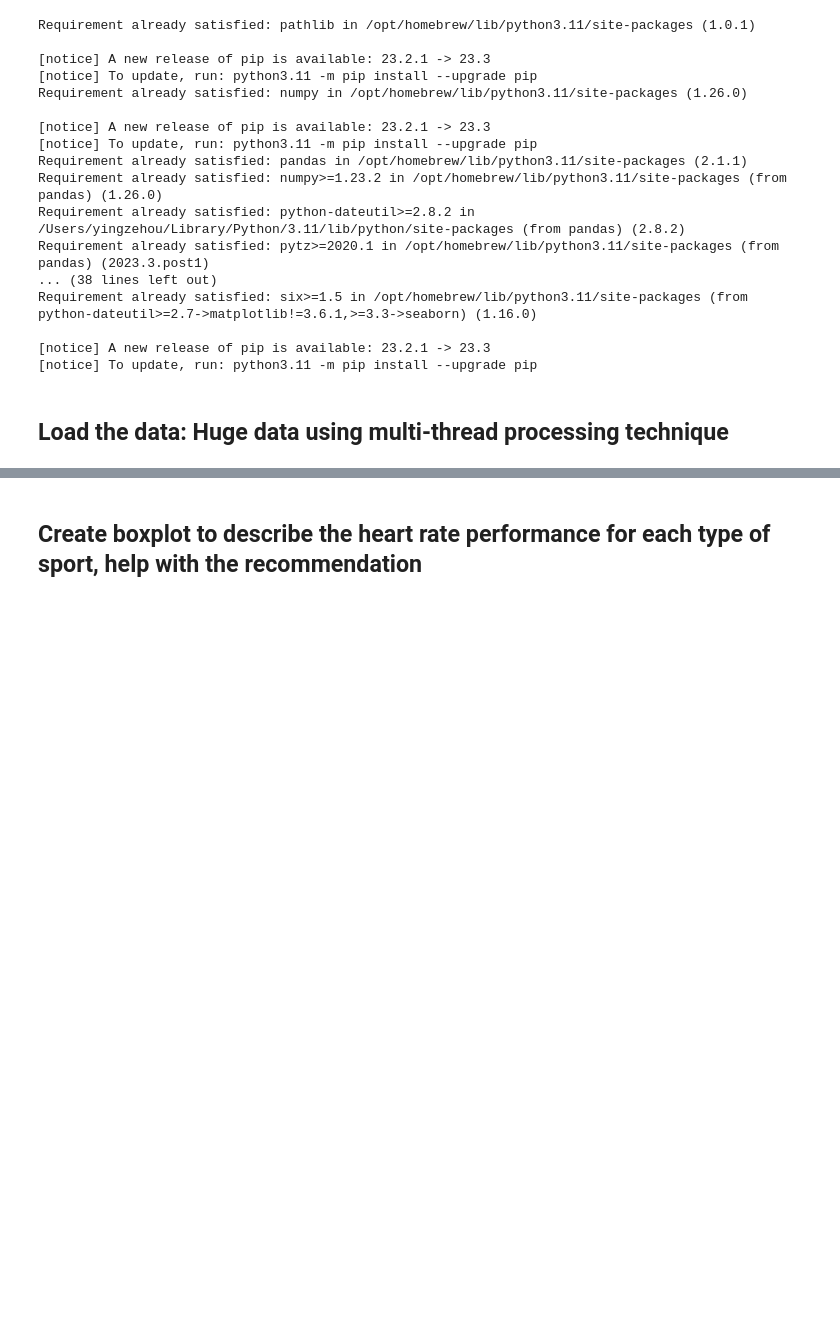
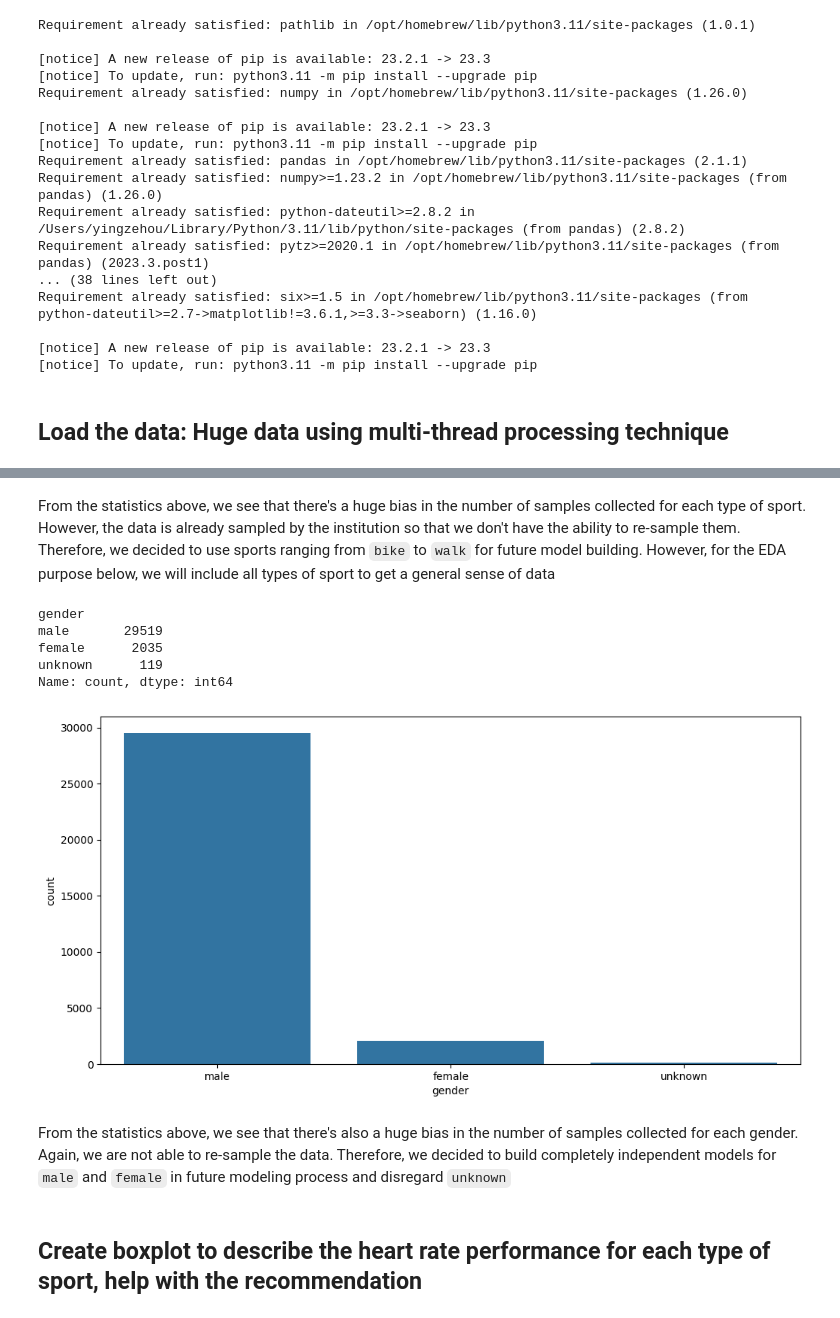
Before and after one commit to YingzeHou/DS200_Graduate_Proj, a Jupyter notebook: src/pre_process.ipynb, the cells around one changed output, grey strips where cells are left out. Drawn from its saved outputs; the diff is of its cells as text; code cells hidden in the pictures; blank space fills up the shorter version.

```diff
--- a/src/pre_process.ipynb
+++ b/src/pre_process.ipynb
@@ -59,3 +138,23 @@ df.head()
+# %% [markdown]
+From the statistics above, we see that there's a huge bias in the number of samples collected for each type of sport. However, the data is already sampled by the institution so that we don't have the ability to re-sample them. Therefore, we decided to use sports ranging from `bike` to `walk` for future model building. However, for the EDA purpose below, we will include all types of sport to get a general sense of data
+# %%
+# View gender bias in the sampling
+display(df['gender'].value_counts())
+plt.figure(figsize=(12,6))
+gender_stat = df['gender'].value_counts()
+gender_stat_df = gender_stat.reset_index()
+gender_stat_df.columns = ['gender', 'count']
+ax = sns.barplot(data=gender_stat_df, x='gender', y='count')
+plt.show()
+# %% [output]
+gender
+male       29519
+female      2035
+unknown      119
+Name: count, dtype: int64
+[figure, added]
+# %% [markdown]
+From the statistics above, we see that there's also a huge bias in the number of samples collected for each gender. Again, we are not able to re-sample the data. Therefore, we decided to build completely independent models for `male` and `female` in future modeling process and disregard `unknown`
 # %% [markdown]
 ## Create boxplot to describe the heart rate performance for each type of sport, help with the recommendation
 # %%
```
Also changed, not shown: parts of 21 cells of this notebook.
